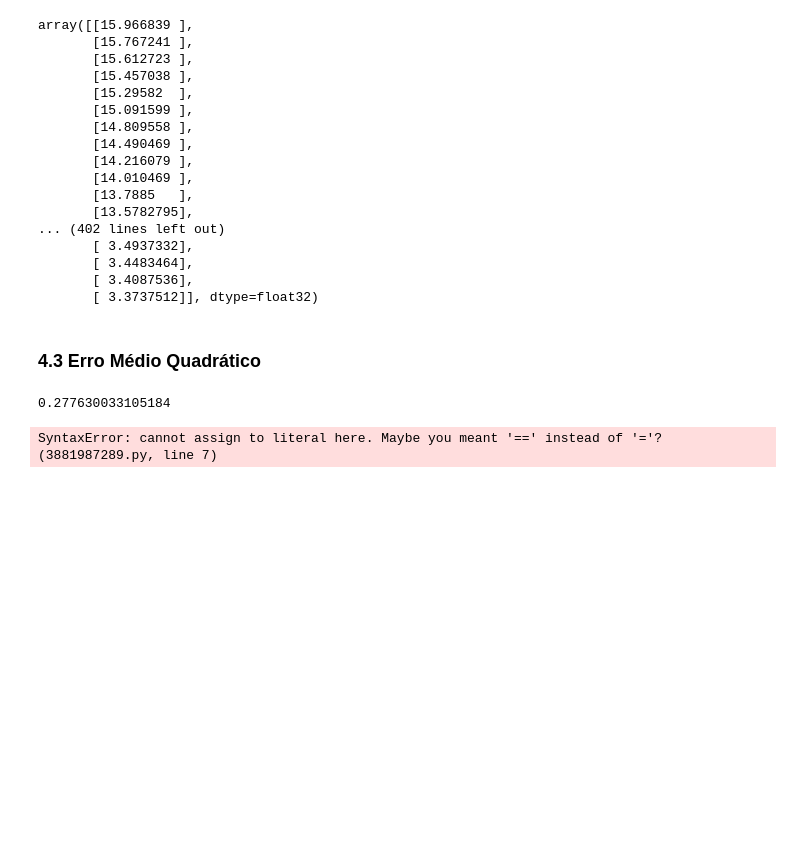
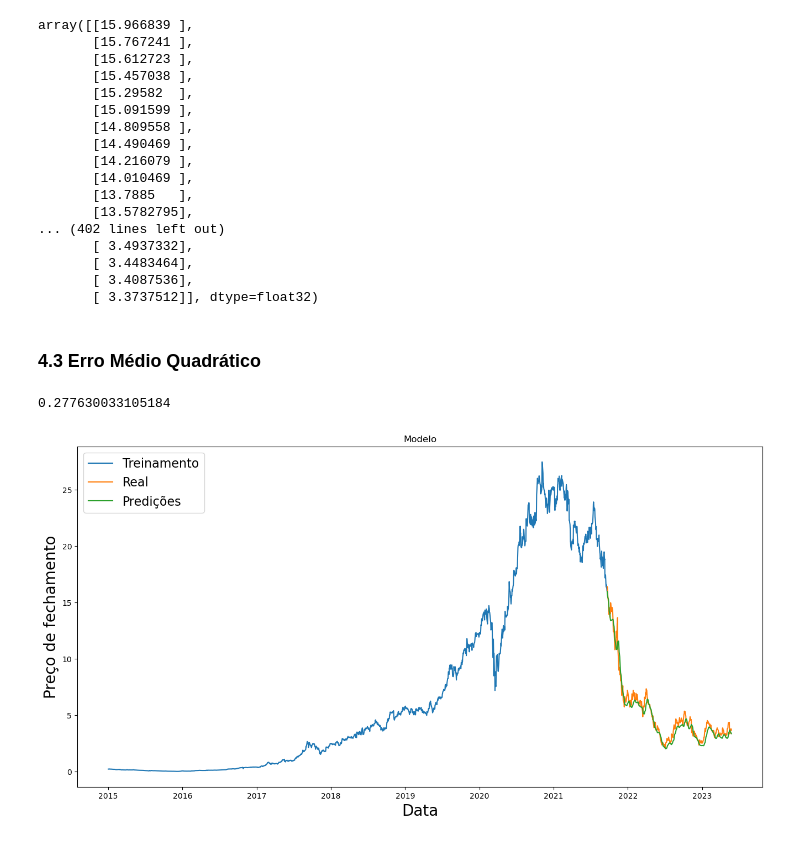
Before and after one commit to fcardosoo/Python-Mercado-Financeiro-Previsao-de-Preco-de-acoes-com-Deep-Learning, a Jupyter notebook: Previsao do preço de açoes com Deep Learning.ipynb, the cells around one changed output. Saved outputs shown, nothing was run; the diff lists cells and outputs as text; code cells hidden in the pictures; blank space fills up the shorter version.

```diff
--- a/Previsao do preço de açoes com Deep Learning.ipynb
+++ b/Previsao do preço de açoes com Deep Learning.ipynb
@@ -246,13 +246,13 @@ df_teste = pd.DataFrame({'Close': dados_acao['Close'].iloc[tamanho_dados_treinam
 # %%
 # Gerando o gráfico
 
 plt.figure(figsize = (16, 8))
 plt.title('Modelo')
 plt.xlabel('Data', fontsize = 20)
 plt.ylabel('Preço de fechamento', fontsize = 20)
 plt.plot(treinamento['Close'])
 plt.plot(df_teste[['Close', 'predicoes']])
-plt.legend(['Treinamento', 'Real', 'Predições'], loc = 2, prop={'size' = '16'})
+plt.legend(['Treinamento', 'Real', 'Predições'], loc = 2, prop={'size': '16'})
 plt.show()
 # %% [output]
-SyntaxError: cannot assign to literal here. Maybe you meant '==' instead of '='? (3881987289.py, line 7)
+[figure, added]
```
Also changed, not shown: parts of 4 cells of this notebook.
